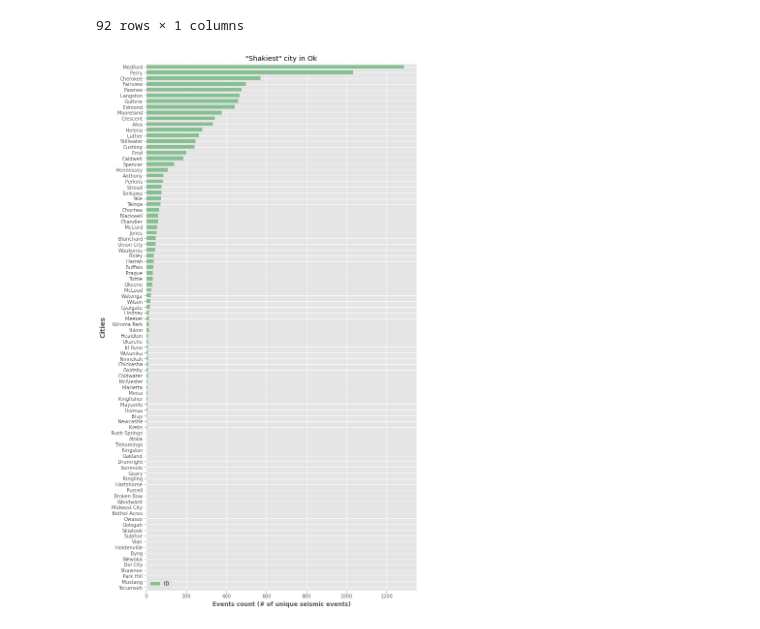
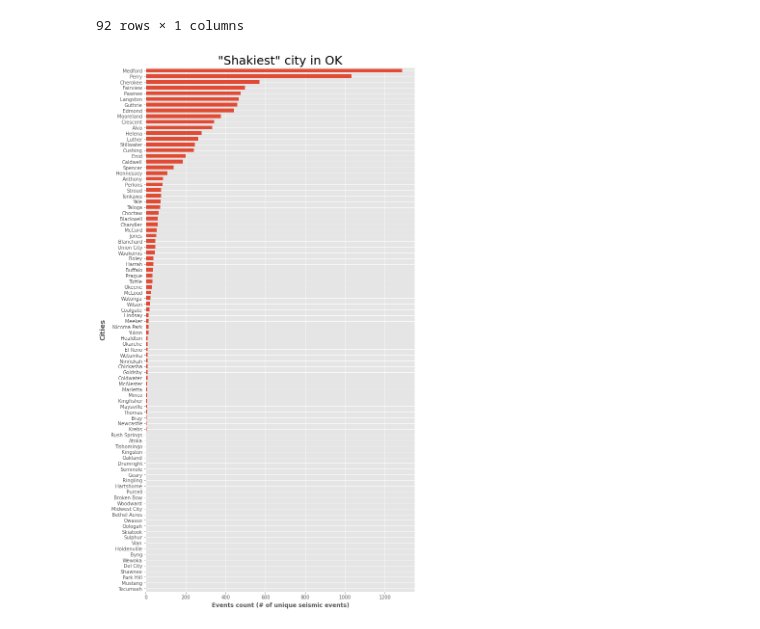
Before and after one commit to ut-data-vis-proj-1/Earthquake-Aftershock, a Jupyter notebook: Earthquakes.ipynb, the cells around one changed output. Saved outputs shown, nothing was run; the diff lists cells and outputs as text; code cells hidden in the pictures.

```diff
--- a/Earthquakes.ipynb
+++ b/Earthquakes.ipynb
@@ -544,13 +546,14 @@ cityDF
 | Medford | 1285 |
 92 rows × 1 columns
 # %%
-ax = cityDF.plot(kind='barh', figsize=(10, 20), color='#86BF91', zorder=2, width=0.65)
-ax.set_title('"Shakiest" city in Ok')
+#Plot the data
+ax = cityDF.plot(kind='barh', figsize=(10, 20), zorder=2, width=0.65, legend = False)
+ax.set_title('"Shakiest" city in OK', fontsize = 25)
 # Set x-axis label
 ax.set_xlabel("Events count (# of unique seismic events)", labelpad=5, weight='bold', size=12)
 # Set y-axis label
 ax.set_ylabel("Cities", labelpad = 10,  weight='bold', size=14)
-#ax.legend(fancybox = True, borderpad = .75)
+plt.savefig('ShakiestCity.png', dpi=300)
 plt.show()
 # %% [output]
-[figure, old version]
+[figure, new version]
```
Also changed, not shown: parts of 7 cells of this notebook.
